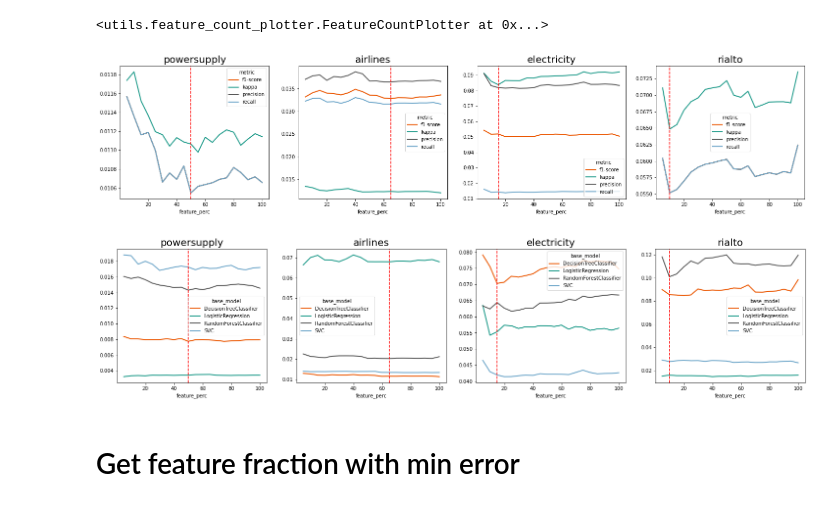
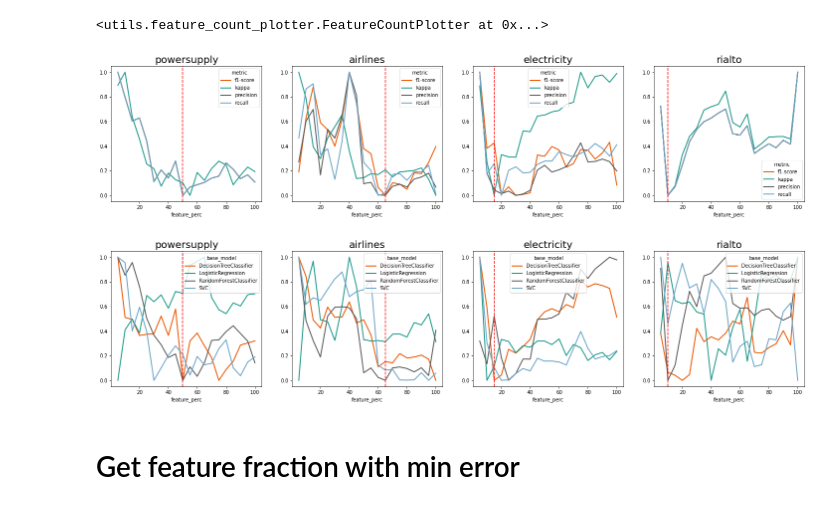
Before and after one commit to feamelo/drift-meta-learning, a Jupyter notebook: src/experiments/results/result_feature_selection.ipynb, the cells around one changed output. Saved outputs shown, nothing was run; the diff lists cells and outputs as text; code cells hidden in the pictures.

Commit message:
Feature selection charts normalization

```diff
--- a/src/experiments/results/result_feature_selection.ipynb
+++ b/src/experiments/results/result_feature_selection.ipynb
@@ -16,6 +16,7 @@ def get_n_features(dataset_name: str):
     return model.n_features_
 # %%
 PLOT_LEGEND=True
+NORMALIZE=True
 FINAL_FEATURE_FRACTION = {'powersupply': 50, 'airlines': 65, 'electricity': 15, 'rialto': 10}
 
 N_FEATURES_DICT = {}
@@ -75,13 +76,13 @@ plotter.fit()
 # %% [output]
 <utils.feature_count_plotter.FeatureCountPlotter at 0x...>
 # %%
-plotter.plot(multiple_lines_col="metric", filter_col = "dataset_name", ref_line_dict=FINAL_FEATURE_FRACTION, plot_legend=PLOT_LEGEND)
+plotter.plot(multiple_lines_col="metric", filter_col = "dataset_name", ref_line_dict=FINAL_FEATURE_FRACTION, plot_legend=PLOT_LEGEND, normalize=NORMALIZE)
 # %% [output]
-[figure, old version]
+[figure, new version]
 # %%
-plotter.plot(multiple_lines_col="base_model", filter_col = "dataset_name", ref_line_dict=FINAL_FEATURE_FRACTION, plot_legend=PLOT_LEGEND)
+plotter.plot(multiple_lines_col="base_model", filter_col = "dataset_name", ref_line_dict=FINAL_FEATURE_FRACTION, plot_legend=PLOT_LEGEND, normalize=NORMALIZE)
 # %% [output]
-[figure, old version]
+[figure, new version]
 # %% [markdown]
 # Get feature fraction with min error
 # %%
```
Also changed, not shown: parts of 5 cells of this notebook, 2 other files.
